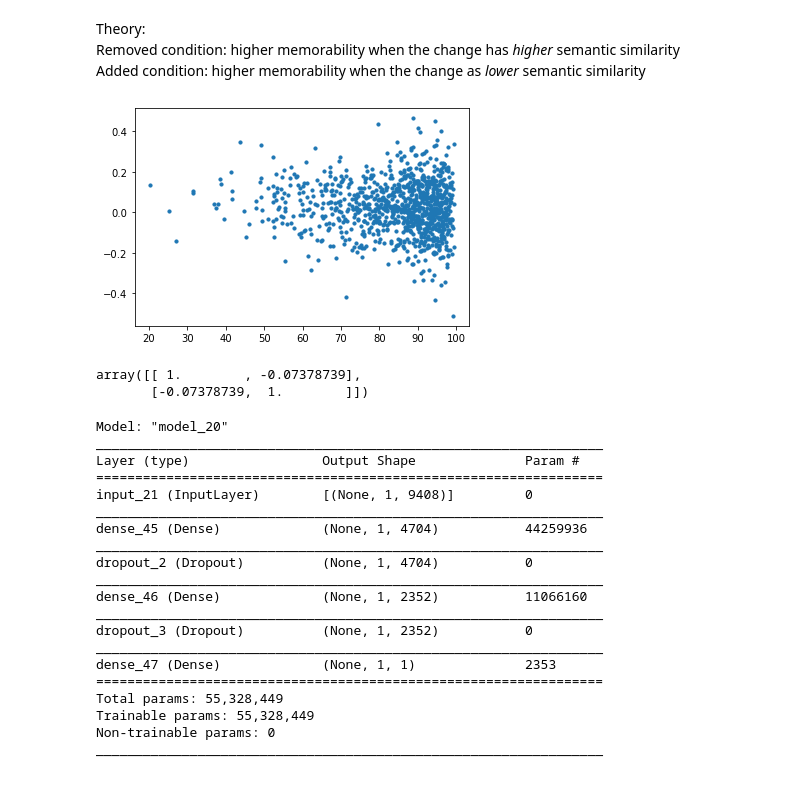
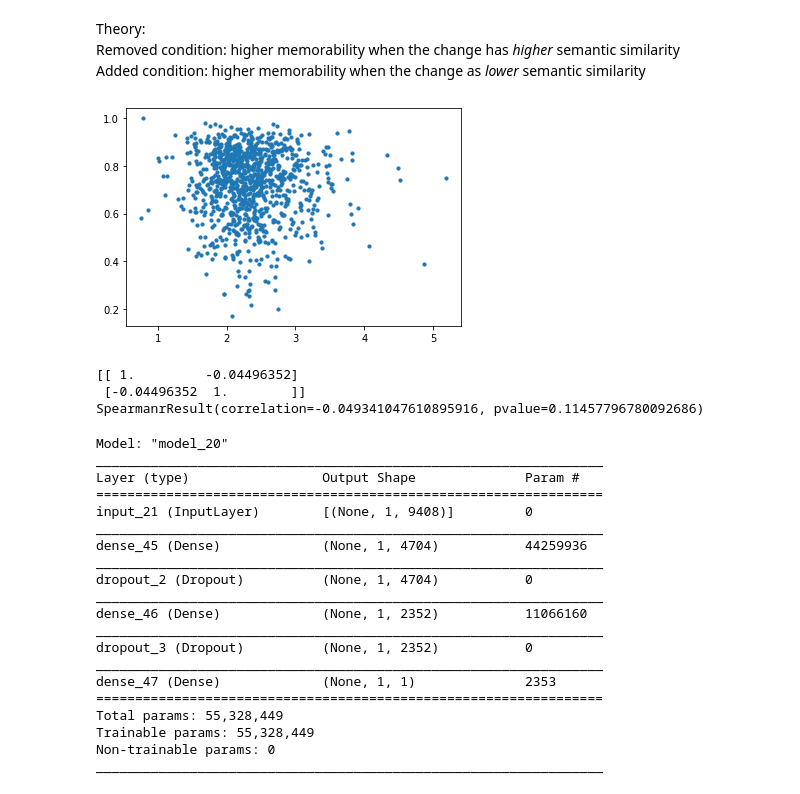
Before and after one commit to nathanwangai/change_detection_memorability, a Jupyter notebook: network_modeling.ipynb, the cells around one changed output. Drawn from its saved outputs; the diff is of its cells as text; code cells hidden in the pictures.

```diff
--- a/network_modeling.ipynb
+++ b/network_modeling.ipynb
@@ -279,15 +276,28 @@ for img in img_names:
-# %%
-plt.scatter(semantic_sims, mem_df["added"]-mem_df["removed"], s=10)
-plt.show()
-
-np.corrcoef(semantic_sims, mem_df["added"]-mem_df["removed"])
-
-# plt.scatter(semantic_sims, mem_df["removed"], s=10)
-# plt.show()
-# %% [output]
-[figure, removed]
-array([[ 1.        , -0.07378739],
-       [-0.07378739,  1.        ]])
+# %%
+from scipy import stats
+
+# sims = np.abs(1-np.array(semantic_sims))
+sims = semantic_sims
+mem = mem_df["added"]
+
+# range = np.logical_and(sims > 0.3, sims < 0.7)
+# sims = sims[range]
+# mem = mem[range]
+
+plt.scatter(sims, mem, s=10)
+plt.show()
+
+print(np.corrcoef(sims,mem))
+print(stats.spearmanr(sims, mem))
+
+
+# plt.scatter(semantic_sims, mem_df["removed"], s=10)
+# plt.show()
+# %% [output]
+[figure, added]
+[[ 1.         -0.04496352]
+ [-0.04496352  1.        ]]
+SpearmanrResult(correlation=-0.049341047610895916, pvalue=0.11457796780092686)
 # %%
 # construct training dataset
 # %%
```
Also changed, not shown: parts of 5 cells of this notebook, 6 other files.
